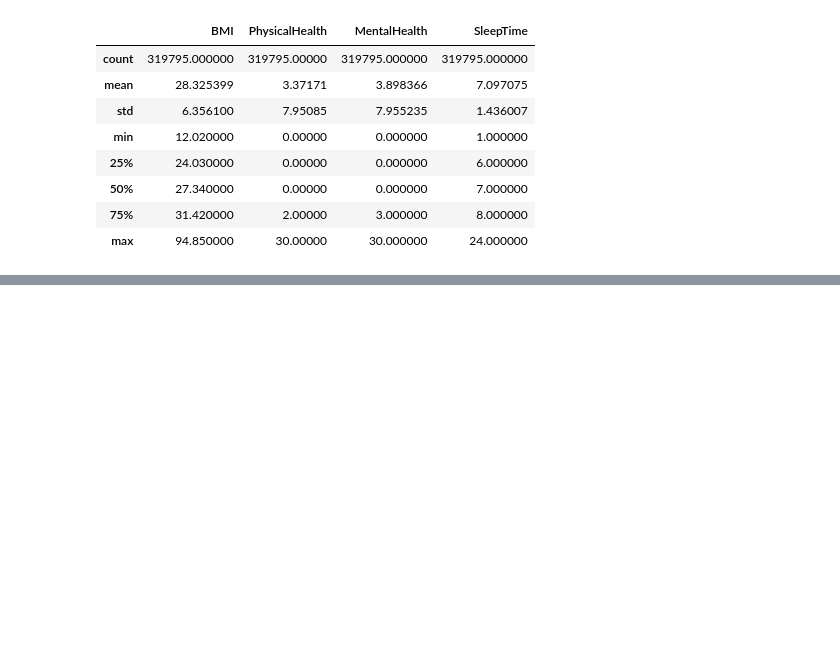
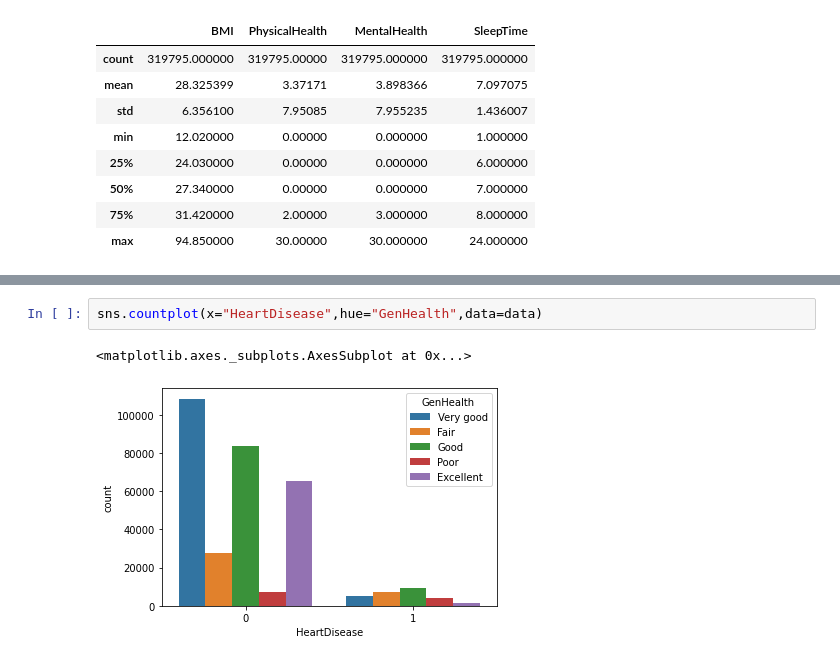
Before and after one commit to dev30k/Google-colabs, a Jupyter notebook: heart.ipynb, the cells around one changed output, grey strips where cells are left out. Drawn from its saved outputs; the diff is of its cells as text; blank space fills up the shorter version.

```diff
--- a/heart.ipynb
+++ b/heart.ipynb
@@ -80,0 +100,5 @@ data.describe()
+# %%
+sns.countplot(x="HeartDisease",hue="GenHealth",data=data)
+# %% [output]
+<matplotlib.axes._subplots.AxesSubplot at 0x...>
+[figure, added]
```
Also changed, not shown: parts of 4 cells of this notebook.
